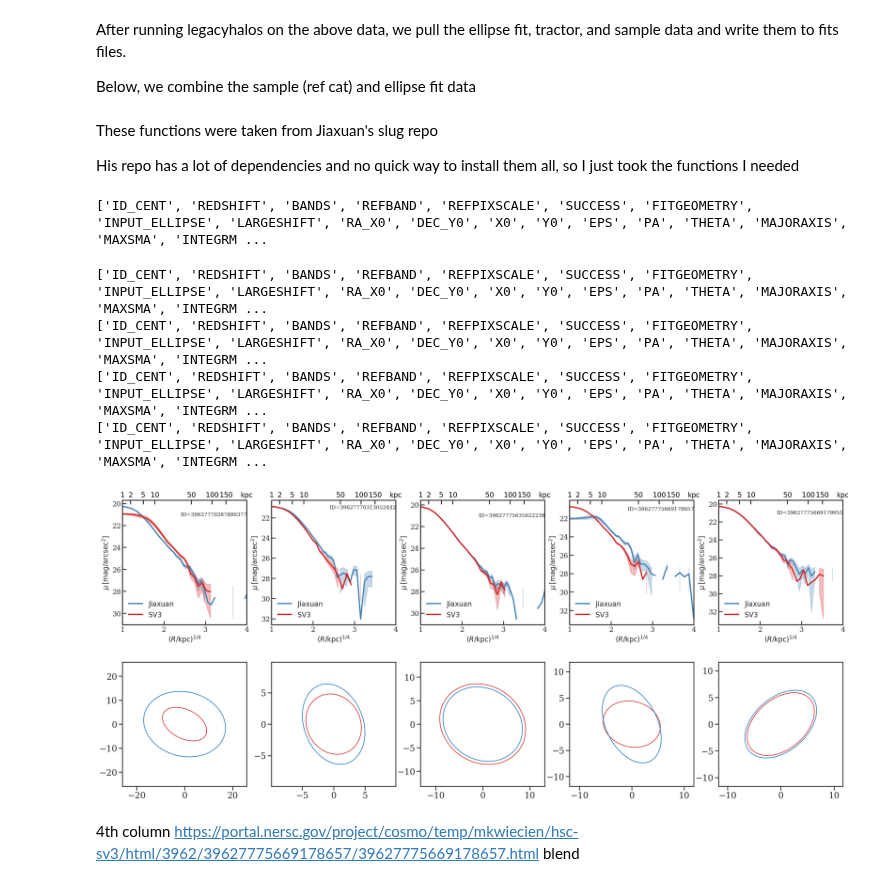
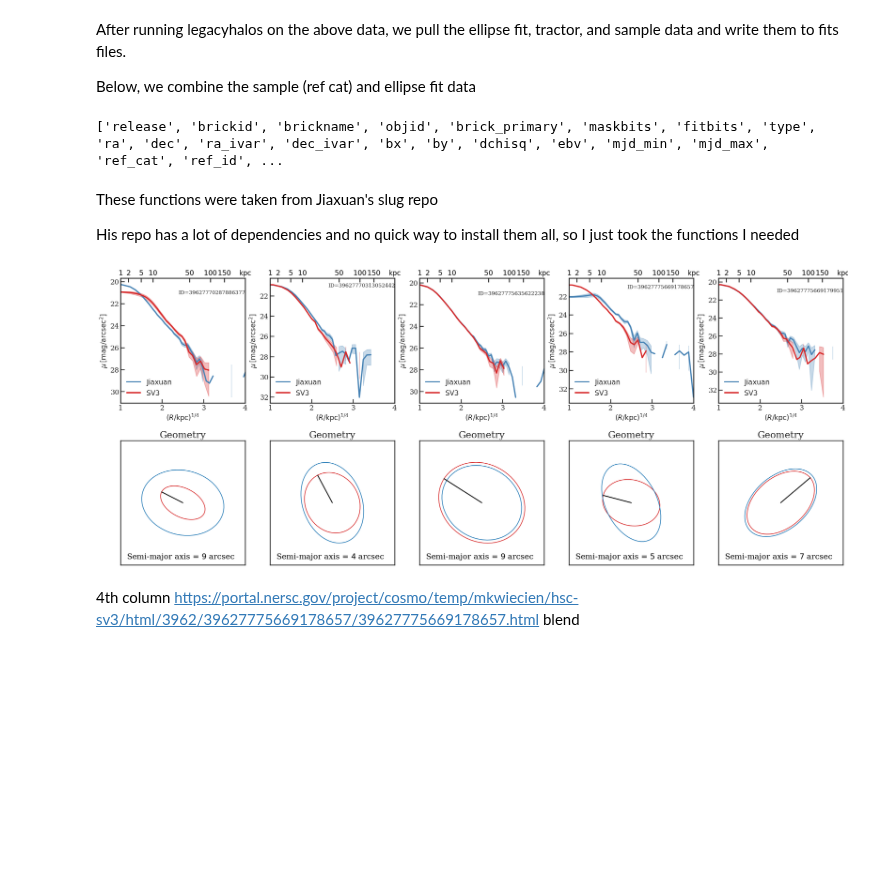
Before and after one commit to mattkwiecien/legacyhalos, a Jupyter notebook: science/sv3/jiaxuan_decals_comparison.ipynb, the cells around one changed output. Cells and saved outputs as stored; diff of their text form; code cells hidden in the pictures; blank space fills up the shorter version.

Commit message:
Improving plot annotation.

```diff
--- a/science/sv3/jiaxuan_decals_comparison.ipynb
+++ b/science/sv3/jiaxuan_decals_comparison.ipynb
@@ -95,6 +95,10 @@ sample = Table.read(os.path.join(data_path, sample_nm))
 
 # Join ref id's... ID_CENT == TARGETID
 ellipse_cat = join(sv3_ellipses, sample, keys_left="ID_CENT", keys_right="TARGETID")
+# %%
+print(tractor.colnames)
+# %% [output]
+['release', 'brickid', 'brickname', 'objid', 'brick_primary', 'maskbits', 'fitbits', 'type', 'ra', 'dec', 'ra_ivar', 'dec_ivar', 'bx', 'by', 'dchisq', 'ebv', 'mjd_min', 'mjd_max', 'ref_cat', 'ref_id', ...
 # %% [markdown]
 These functions were taken from Jiaxuan's slug repo
 
@@ -320,41 +327,50 @@ for i, my_fit in enumerate(ellipse_cat[100:105]):
         ticksize=16, labelsize=16,
         show_banner=True)
 
     ax.invert_yaxis()
 
     ax_lower = axes2[i]
 
     sma = my_fit["SMA_MOMENT"]
     pa = my_fit["PA_MOMENT"] * np.pi/180
     eps = my_fit["EPS_MOMENT"]
     eg = EllipseGeometry(0, 0, sma, eps, pa)
     ea = EllipticalAperture((eg.x0, eg.y0), eg.sma, eg.sma*(1-eg.eps), eg.pa)
     ny = nx = 150
     blank_data = np.zeros((nx, ny))
     ax_lower.imshow(blank_data, cmap='Greys')
     ea.plot(ax_lower, color='tab:red')
     ax_lower.set_xlim(eg.x0-1.5*sma, eg.x0+1.5*sma)
     ax_lower.set_ylim(eg.y0-1.5*sma, eg.y0+1.5*sma)
 
-    sma = ellipsefit_j["MAJORAXIS"][0] * ellipsefit_j["REFPIXSCALE"][0]
+    sma = ellipsefit_j["MAJORAXIS"][0] * DECaLS_pixel_scale
     pa = ellipsefit_j["PA"][0] * np.pi/180
     eps = ellipsefit_j["EPS"][0]
     eg = EllipseGeometry(0, 0, sma, eps, pa)
     ea = EllipticalAperture((eg.x0, eg.y0), eg.sma, eg.sma*(1-eg.eps), eg.pa)
     ea.plot(ax_lower, color='tab:blue')
     ax_lower.set_xlim(eg.x0-1.5*sma, eg.x0+1.5*sma)
     ax_lower.set_ylim(eg.y0-1.5*sma, eg.y0+1.5*sma)
 
-    plt.text(3.2, 21, f'ID={my_fit["TARGETID"]}', fontsize=12, ha='center', va='center')
+    ax_lower.set_xticks([])
+    ax_lower.set_yticks([])
+    ax_lower.set_title("Geometry")
+
+    y_anchor = 0.01
+    ax_lower.plot(
+        [0, my_fit["SMA_MOMENT"] * np.cos(my_fit["PA_MOMENT"]* np.pi/180)],
+        [0, my_fit["SMA_MOMENT"] * np.sin(my_fit["PA_MOMENT"]* np.pi/180)],
+        linewidth=2,
+        color="black",
+        alpha=1,
+    )
+    ax_lower.text(.05,.05, f"Semi-major axis = ${int(my_fit['SMA_MOMENT']):d}$ arcsec", color="black", fontsize=18, transform=ax_lower.transAxes)
+
+    ax.text(3.2, 21, f'ID={my_fit["TARGETID"]}', fontsize=12, ha='center', va='center')
 
 plt.subplots_adjust(hspace=0.3)
 # %% [output]
-['ID_CENT', 'REDSHIFT', 'BANDS', 'REFBAND', 'REFPIXSCALE', 'SUCCESS', 'FITGEOMETRY', 'INPUT_ELLIPSE', 'LARGESHIFT', 'RA_X0', 'DEC_Y0', 'X0', 'Y0', 'EPS', 'PA', 'THETA', 'MAJORAXIS', 'MAXSMA', 'INTEGRM ...
-['ID_CENT', 'REDSHIFT', 'BANDS', 'REFBAND', 'REFPIXSCALE', 'SUCCESS', 'FITGEOMETRY', 'INPUT_ELLIPSE', 'LARGESHIFT', 'RA_X0', 'DEC_Y0', 'X0', 'Y0', 'EPS', 'PA', 'THETA', 'MAJORAXIS', 'MAXSMA', 'INTEGRM ...
-['ID_CENT', 'REDSHIFT', 'BANDS', 'REFBAND', 'REFPIXSCALE', 'SUCCESS', 'FITGEOMETRY', 'INPUT_ELLIPSE', 'LARGESHIFT', 'RA_X0', 'DEC_Y0', 'X0', 'Y0', 'EPS', 'PA', 'THETA', 'MAJORAXIS', 'MAXSMA', 'INTEGRM ...
-['ID_CENT', 'REDSHIFT', 'BANDS', 'REFBAND', 'REFPIXSCALE', 'SUCCESS', 'FITGEOMETRY', 'INPUT_ELLIPSE', 'LARGESHIFT', 'RA_X0', 'DEC_Y0', 'X0', 'Y0', 'EPS', 'PA', 'THETA', 'MAJORAXIS', 'MAXSMA', 'INTEGRM ...
-['ID_CENT', 'REDSHIFT', 'BANDS', 'REFBAND', 'REFPIXSCALE', 'SUCCESS', 'FITGEOMETRY', 'INPUT_ELLIPSE', 'LARGESHIFT', 'RA_X0', 'DEC_Y0', 'X0', 'Y0', 'EPS', 'PA', 'THETA', 'MAJORAXIS', 'MAXSMA', 'INTEGRM ...
-[figure, old version]
+[figure, new version]
 # %% [markdown]
 4th column
 https://portal.nersc.gov/project/cosmo/temp/mkwiecien/hsc-sv3/html/3962/39627775669178657/39627775669178657.html
```
Also changed, not shown: parts of 1 cell of this notebook.
